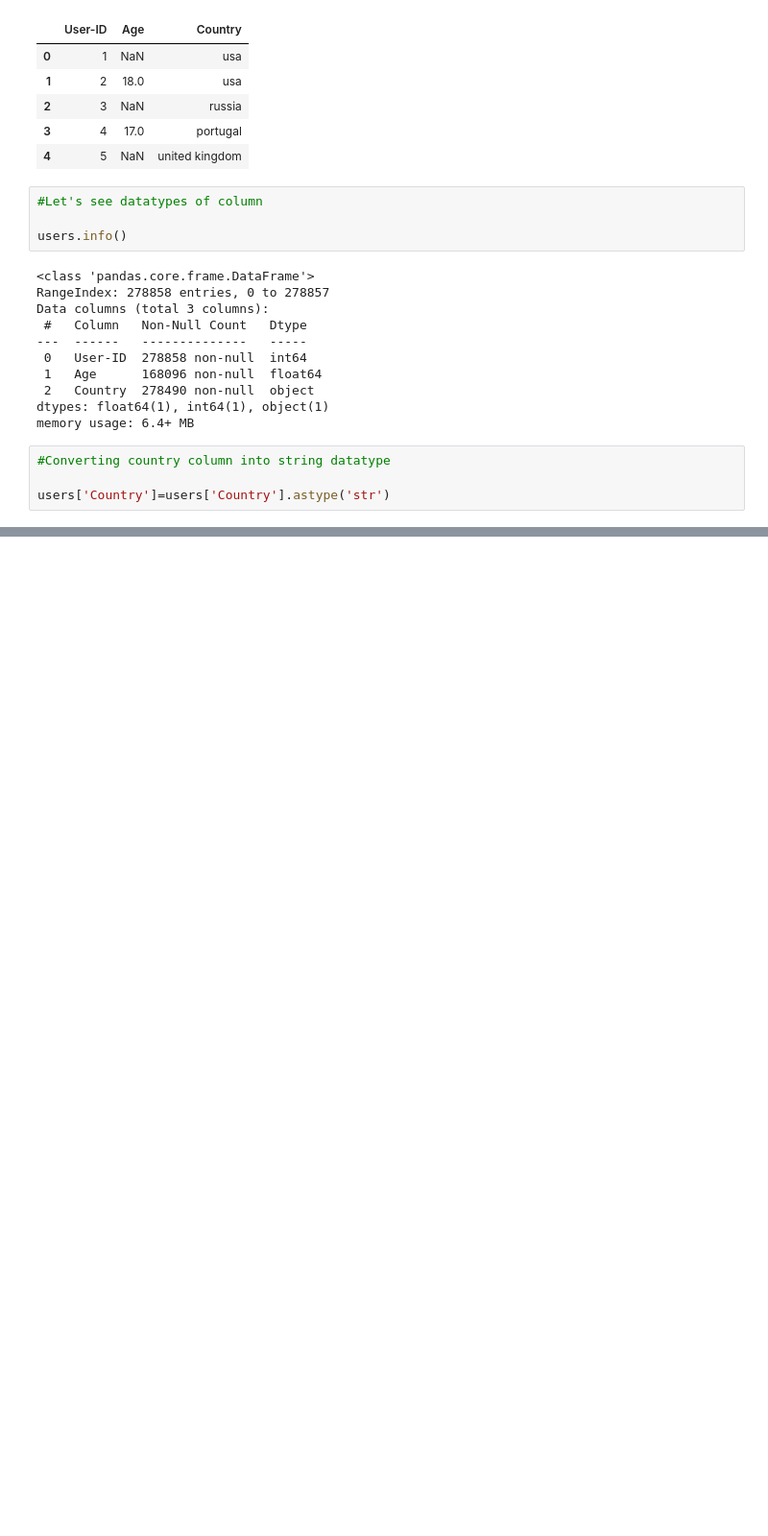
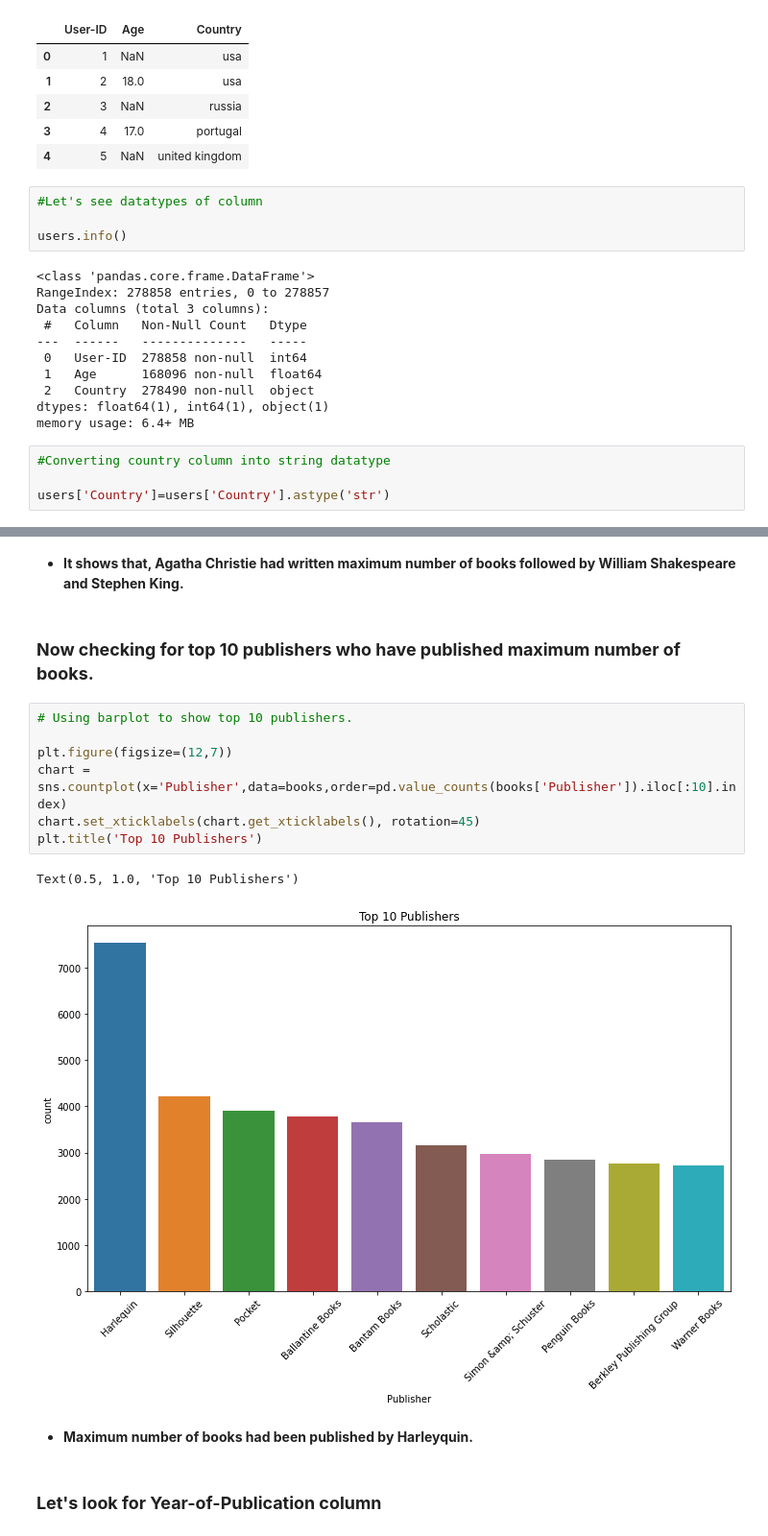
Before and after one commit to vickypandey07/Book-Recommendation-System, a Jupyter notebook: Book_Recommendation_System_Vikram_Pandey_Capstone_Project_4.ipynb, the cells around one changed output, grey strips where cells are left out. Shown: that part at 96% size. Saved outputs shown, nothing was run; the diff lists cells and outputs as text; blank space fills up the shorter version.

```diff
--- a/Book_Recommendation_System_Vikram_Pandey_Capstone_Project_4.ipynb
+++ b/Book_Recommendation_System_Vikram_Pandey_Capstone_Project_4.ipynb
@@ -282,0 +312,18 @@ users['Country']=users['Country'].astype('str')
+# %% [markdown]
+* **It shows that, Agatha Christie had written maximum number of books followed by William Shakespeare and Stephen King.**
+# %% [markdown]
+### **Now checking for top 10 publishers who have published maximum number of books.**
+# %%
+# Using barplot to show top 10 publishers.
+
+plt.figure(figsize=(12,7))
+chart = sns.countplot(x='Publisher',data=books,order=pd.value_counts(books['Publisher']).iloc[:10].index)
+chart.set_xticklabels(chart.get_xticklabels(), rotation=45)
+plt.title('Top 10 Publishers')
+# %% [output]
+Text(0.5, 1.0, 'Top 10 Publishers')
+[figure, added]
+# %% [markdown]
+* **Maximum number of books had been published by Harleyquin.**
+# %% [markdown]
+### **Let's look for Year-of-Publication column**
```
Also changed, not shown: parts of 9 cells of this notebook.
